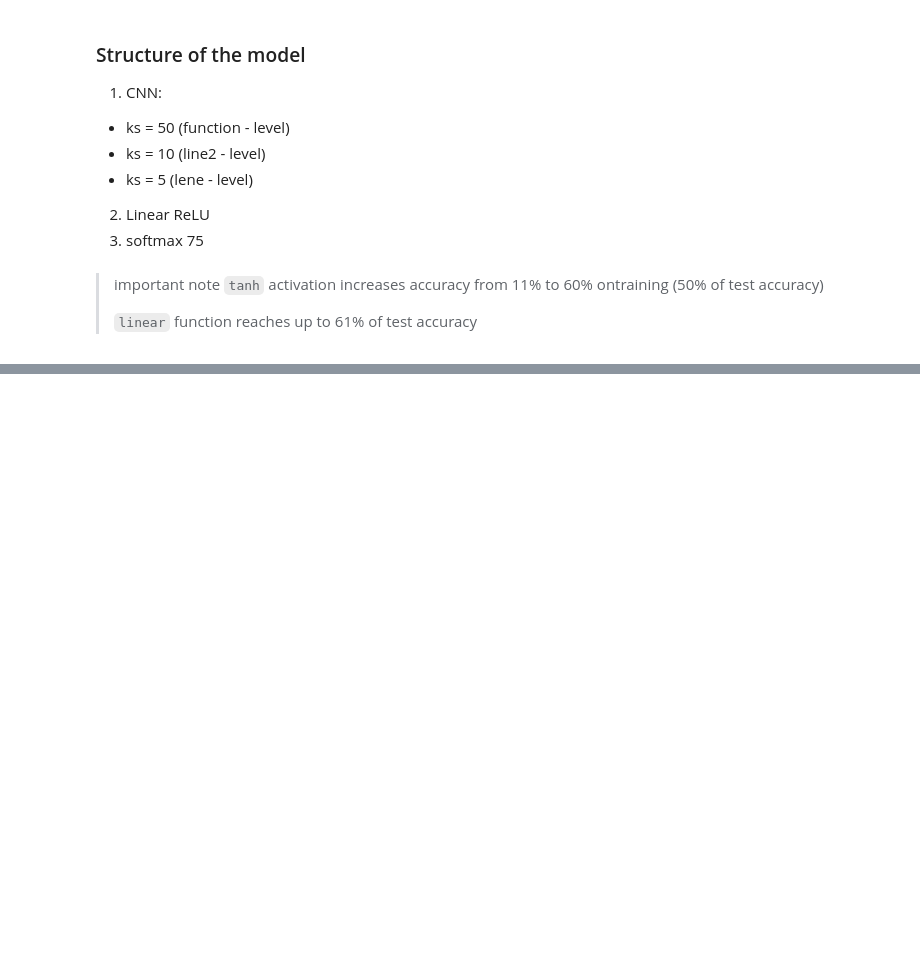
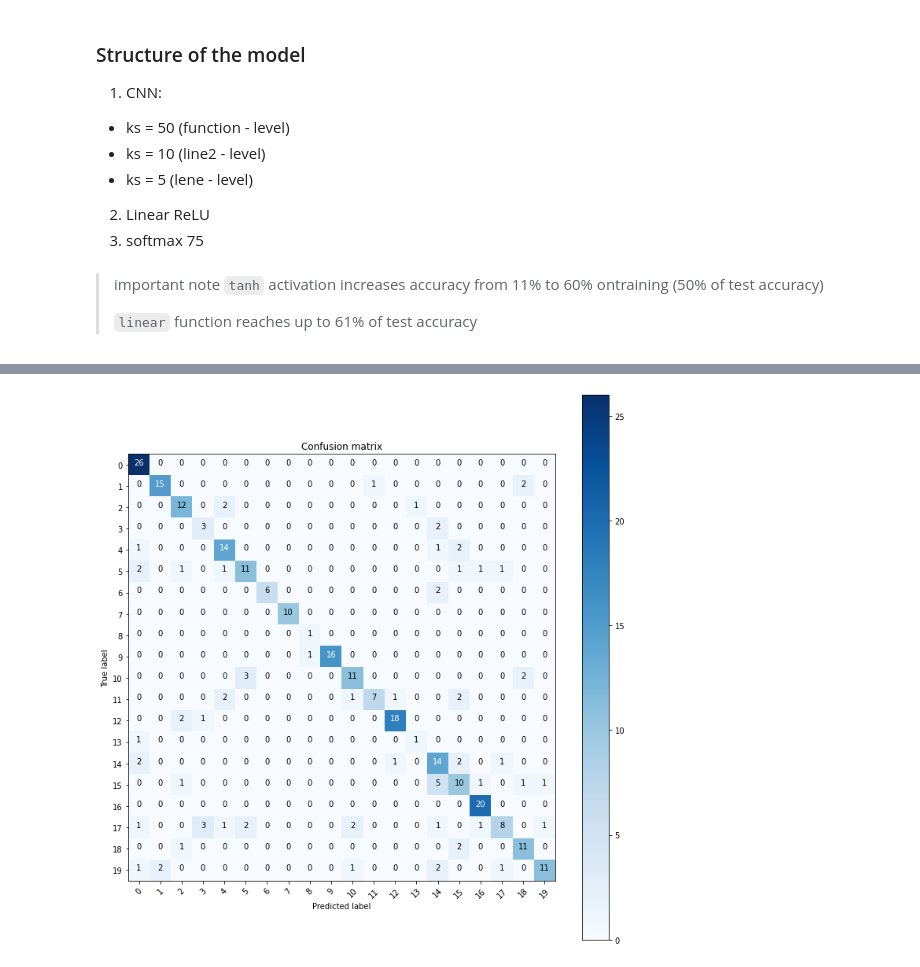
Before and after one commit to MefAldemisov/SourceCodeAuthorshipAttribution, a Jupyter notebook: Embeddings.ipynb, the cells around one changed output, grey strips where cells are left out. Saved outputs shown, nothing was run; the diff lists cells and outputs as text; code cells hidden in the pictures; blank space fills up the shorter version.

```diff
--- a/Embeddings.ipynb
+++ b/Embeddings.ipynb
@@ -606,0 +799,8 @@ plot_confusion_matrix(confusion_mtx, classes = range(20))
+# %%
+y_pred = model.predict(X_test)
+y_pred_classes = np.argmax(y_pred, axis = 1)
+y_true = np.argmax(y_test, axis = 1)
+confusion_mtx = confusion_matrix(y_true, y_pred_classes)
+plt_conf_matrix(confusion_mtx, classes = range(20))
+# %% [output]
+[figure, added]
```
Also changed, not shown: parts of 69 cells of this notebook.
